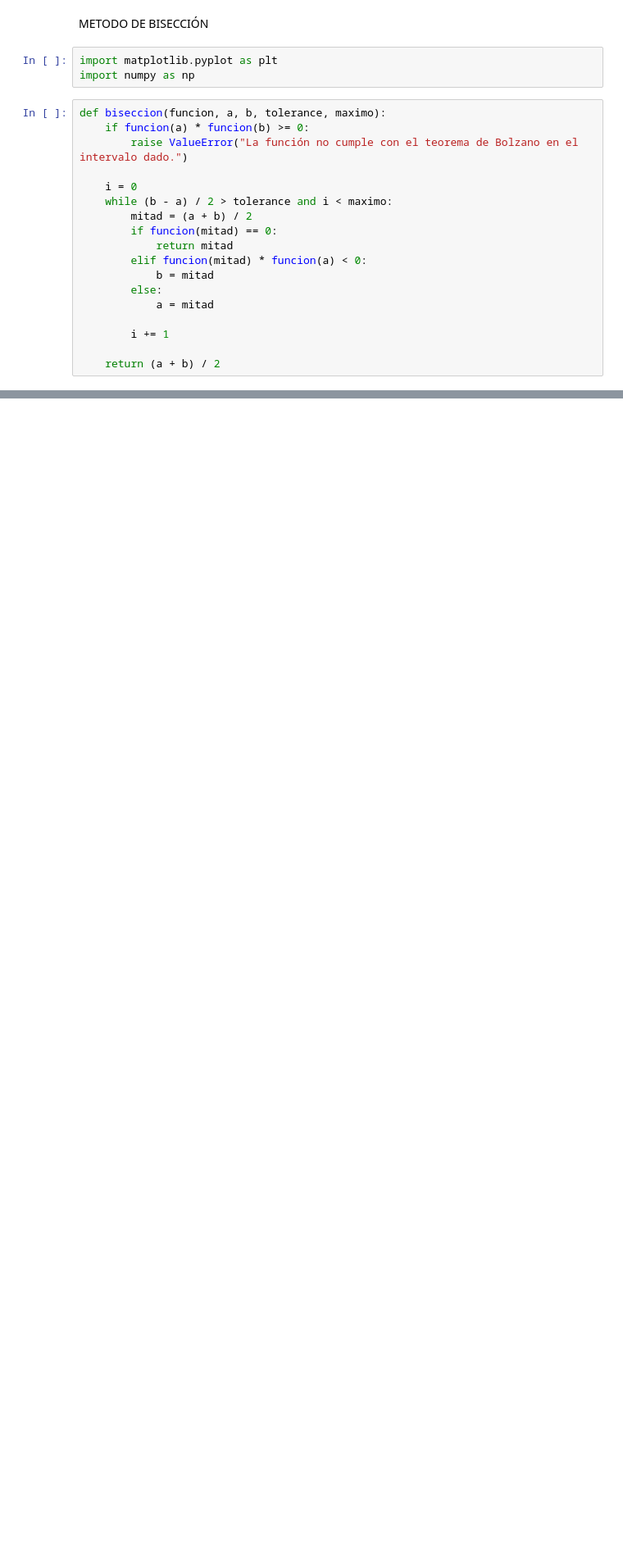
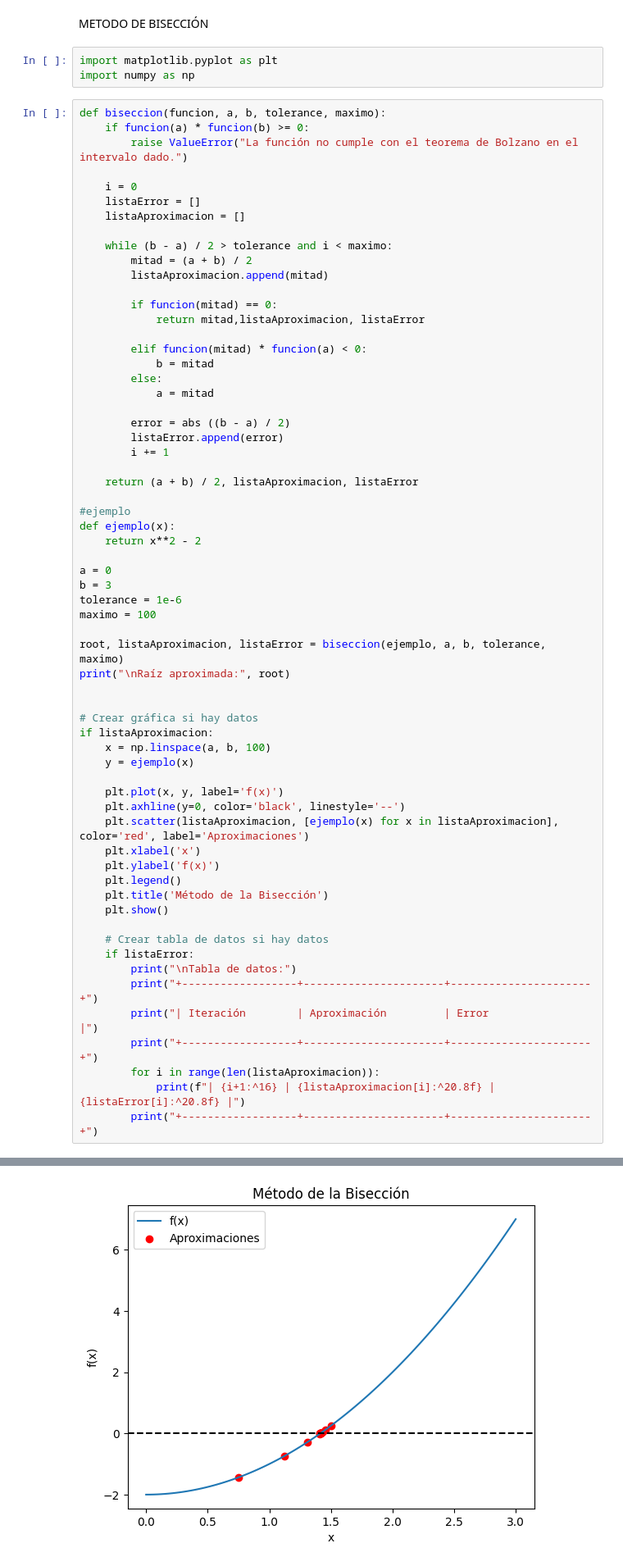
Before and after one commit to danielapavas/Optimizacion, a Jupyter notebook: Metodo_de_bisección.ipynb, the cells around one changed output, grey strips where cells are left out. Shown: that part at 82% size. Cells and saved outputs as stored; diff of their text form; blank space fills up the shorter version.

```diff
--- a/Metodo_de_bisección.ipynb
+++ b/Metodo_de_bisección.ipynb
@@ -11,15 +11,61 @@ def biseccion(funcion, a, b, tolerance, maximo):
         raise ValueError("La función no cumple con el teorema de Bolzano en el intervalo dado.")
 
     i = 0
+    listaError = []
+    listaAproximacion = []
+
     while (b - a) / 2 > tolerance and i < maximo:
         mitad = (a + b) / 2
+        listaAproximacion.append(mitad)
+
         if funcion(mitad) == 0:
-            return mitad
+            return mitad,listaAproximacion, listaError
+
         elif funcion(mitad) * funcion(a) < 0:
             b = mitad
         else:
             a = mitad
 
+        error = abs ((b - a) / 2)
+        listaError.append(error)
         i += 1
 
-    return (a + b) / 2
+    return (a + b) / 2, listaAproximacion, listaError
+
+#ejemplo
+def ejemplo(x):
+    return x**2 - 2
+
+a = 0
+b = 3
+tolerance = 1e-6
+maximo = 100
+
+root, listaAproximacion, listaError = biseccion(ejemplo, a, b, tolerance, maximo)
+print("\nRaíz aproximada:", root)
+
+
+# Crear gráfica si hay datos
+if listaAproximacion:
+    x = np.linspace(a, b, 100)
+    y = ejemplo(x)
+
+    plt.plot(x, y, label='f(x)')
+    plt.axhline(y=0, color='black', linestyle='--')
+    plt.scatter(listaAproximacion, [ejemplo(x) for x in listaAproximacion], color='red', label='Aproximaciones')
+    plt.xlabel('x')
+    plt.ylabel('f(x)')
+    plt.legend()
+    plt.title('Método de la Bisección')
+    plt.show()
+
+    # Crear tabla de datos si hay datos
+    if listaError:
+        print("\nTabla de datos:")
+        print("+------------------+----------------------+----------------------+")
+        print("| Iteración        | Aproximación         | Error                |")
+        print("+------------------+----------------------+----------------------+")
+        for i in range(len(listaAproximacion)):
+            print(f"| {i+1:^16} | {listaAproximacion[i]:^20.8f} | {listaError[i]:^20.8f} |")
+        print("+------------------+----------------------+----------------------+")
+# %% [output]
@@ -25,0 +73 @@ def biseccion(funcion, a, b, tolerance, maximo):
+[figure, added]
```
Also changed, not shown: parts of 7 cells of this notebook.
